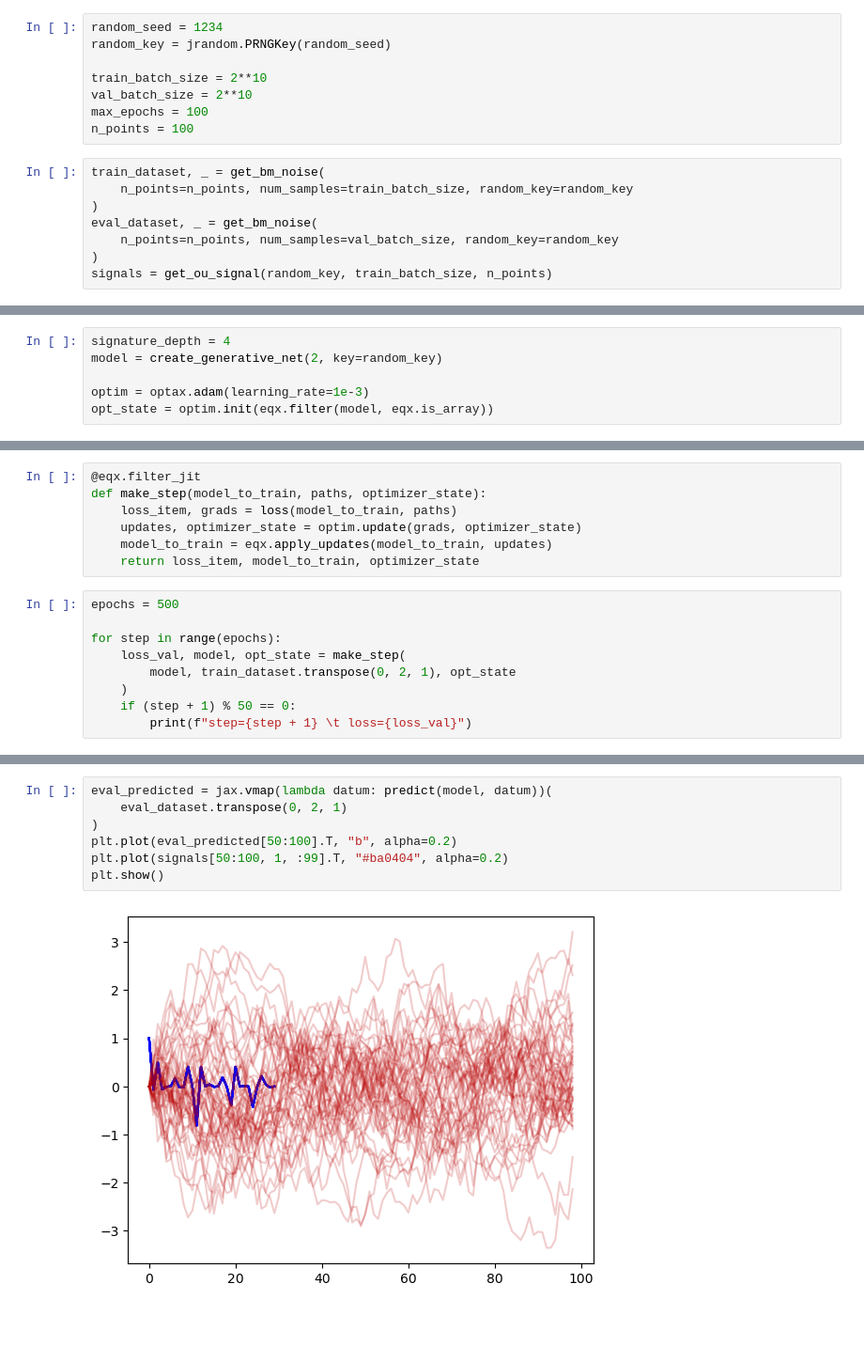
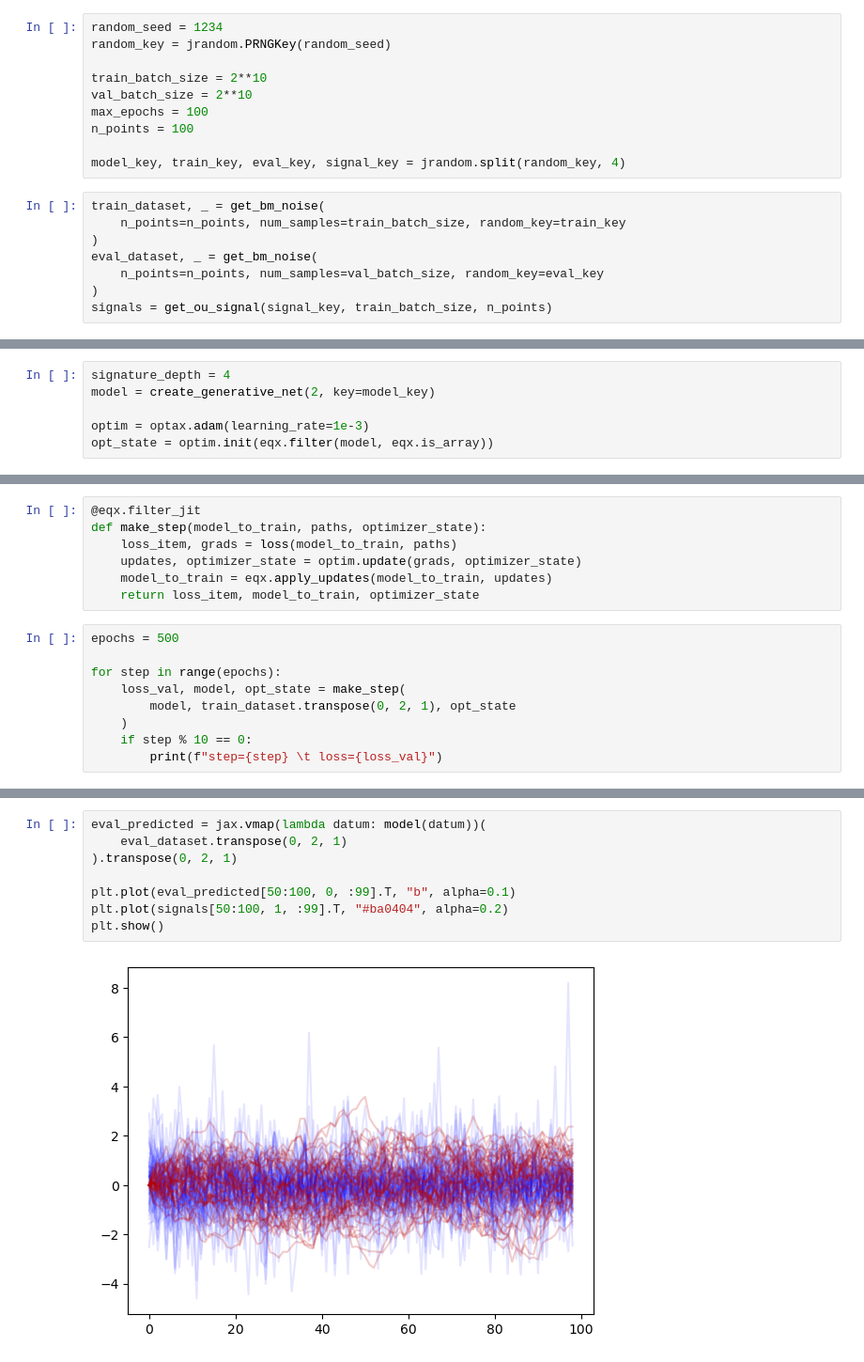
Before and after one commit to anh-tong/signax, a Jupyter notebook: examples/experiment_gan.ipynb, the cells around one changed output, grey strips where cells are left out. Shown at 94% size. Cells and saved outputs as stored; diff of their text form; blank space fills up the shorter version.

```diff
--- a/examples/experiment_gan.ipynb
+++ b/examples/experiment_gan.ipynb
@@ -21,14 +21,16 @@ train_batch_size = 2**10
 val_batch_size = 2**10
 max_epochs = 100
 n_points = 100
+
+model_key, train_key, eval_key, signal_key = jrandom.split(random_key, 4)
 # %%
 train_dataset, _ = get_bm_noise(
-    n_points=n_points, num_samples=train_batch_size, random_key=random_key
+    n_points=n_points, num_samples=train_batch_size, random_key=train_key
 )
 eval_dataset, _ = get_bm_noise(
-    n_points=n_points, num_samples=val_batch_size, random_key=random_key
+    n_points=n_points, num_samples=val_batch_size, random_key=eval_key
 )
-signals = get_ou_signal(random_key, train_batch_size, n_points)
+signals = get_ou_signal(signal_key, train_batch_size, n_points)
 # %%
 for signal_path in signals[:100]:
     plt.plot(*signal_path, "orange", alpha=0.1)
@@ -38,6 +40,6 @@ plt.show()
 # %%
 signature_depth = 4
-model = create_generative_net(2, key=random_key)
+model = create_generative_net(2, key=model_key)
 
 optim = optax.adam(learning_rate=1e-3)
 opt_state = optim.init(eqx.filter(model, eqx.is_array))
@@ -99,6 +101,6 @@ for step in range(epochs):
     loss_val, model, opt_state = make_step(
         model, train_dataset.transpose(0, 2, 1), opt_state
     )
-    if (step + 1) % 50 == 0:
-        print(f"step={step + 1} \t loss={loss_val}")
+    if step % 10 == 0:
+        print(f"step={step} \t loss={loss_val}")
 # %% [output]
@@ -115,9 +124,10 @@ step=500         loss=-1.021571397781372
 # %%
-eval_predicted = jax.vmap(lambda datum: predict(model, datum))(
+eval_predicted = jax.vmap(lambda datum: model(datum))(
     eval_dataset.transpose(0, 2, 1)
-)
-plt.plot(eval_predicted[50:100].T, "b", alpha=0.2)
+).transpose(0, 2, 1)
+
+plt.plot(eval_predicted[50:100, 0, :99].T, "b", alpha=0.1)
 plt.plot(signals[50:100, 1, :99].T, "#ba0404", alpha=0.2)
 plt.show()
 # %% [output]
-[figure, old version]
+[figure, new version]
```
Also changed, not shown: parts of 2 cells of this notebook, 1 other file.
